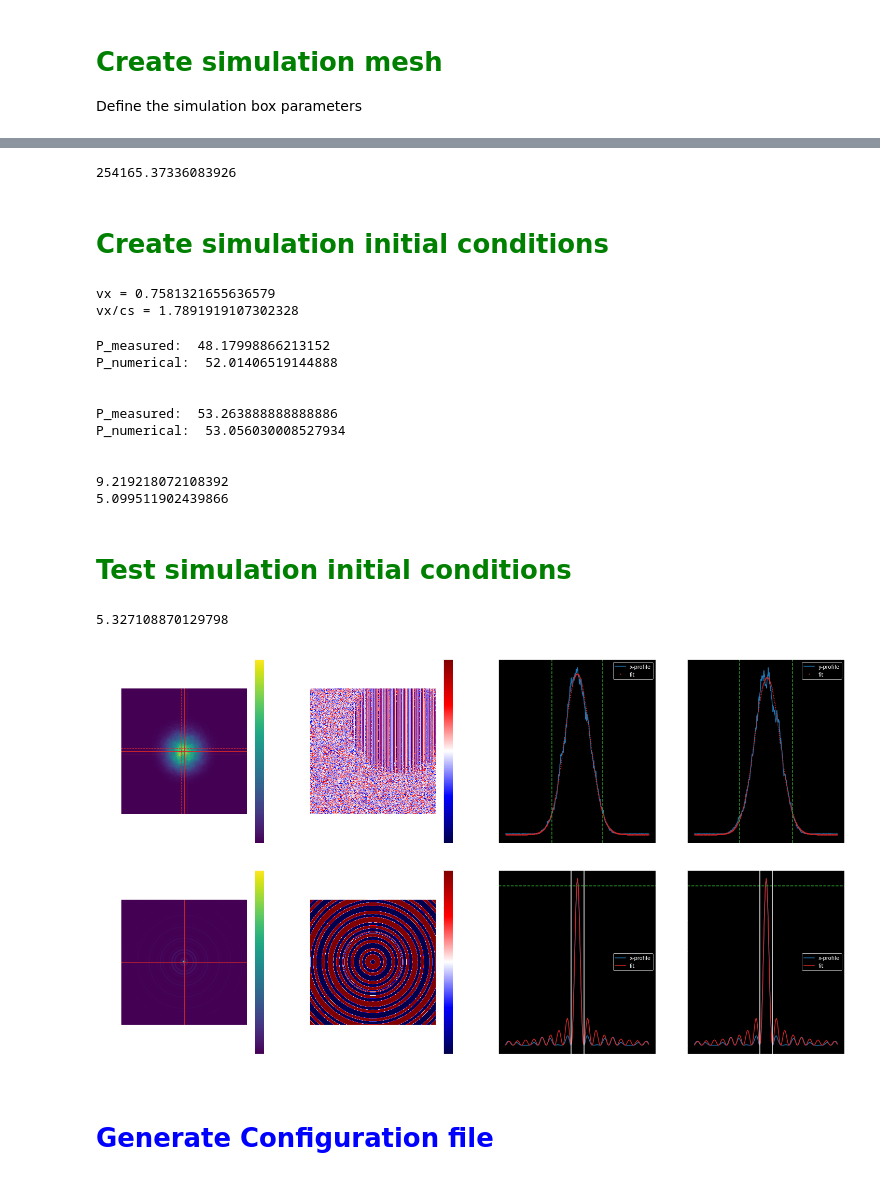
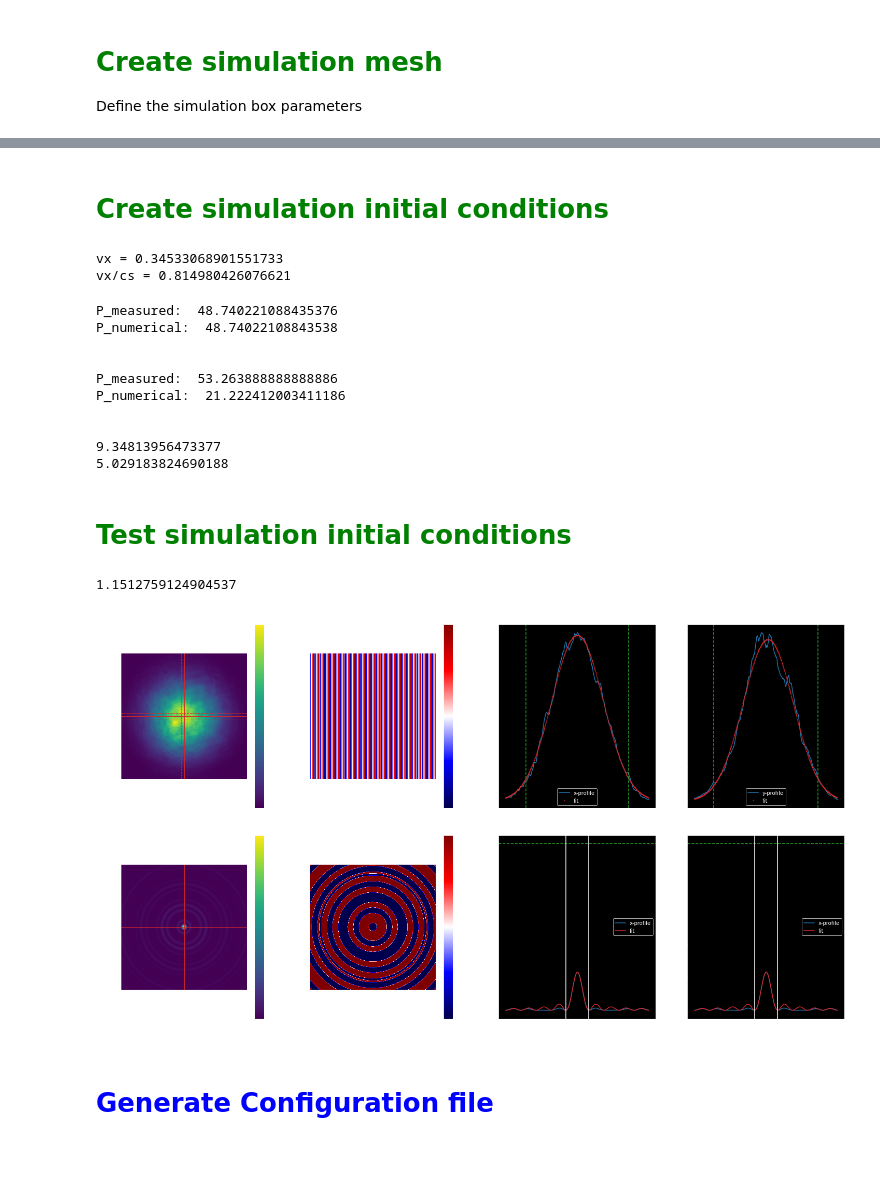
Before and after one commit to nunoazevedosilva/SBN, a Jupyter notebook: SBN_Simulation_with_input_gaussian_image_an_droplet.ipynb, the cells around one changed output, grey strips where cells are left out. Drawn from its saved outputs; the diff is of its cells as text; code cells hidden in the pictures.

Commit message:
Some simulations were performed. Nothing new.

```diff
--- a/SBN_Simulation_with_input_gaussian_image_an_droplet.ipynb
+++ b/SBN_Simulation_with_input_gaussian_image_an_droplet.ipynb
@@ -130,13 +153,12 @@ delta_n_params, pcov_x = sp.optimize.curve_fit(delta_n_f, intensities_level_2, d
 # <font color='green'>System configuration</font>
 # %%
 power_dictionary = {"0":47.3, "1500":46.2, "2000":45.7, "3000":44.7,
-                  "4000":44.2, "5000":43.5, "6000":43.5, "7000":43.7, "10000":43}
+                  "4000":44.2, "5000":43.5, "6000":43.5, "7000":43.7, "10000":40}
 
 
 ###################################################################################
 #Velocity of the fluid
-GL = 10000
-
+GL = 5000
 
 P_green_beam = power_dictionary[str(GL)] #muW
 P_green_beam_corrected = power_meter_factor*P_green_beam
@@ -150,6 +172,8 @@ P_green_beam_corrected *= T
 P_red_beam *= T
 
 
-norm = np.sum(input_fluid_normalized_rolled_cutted)*(3.45e-6*2.0)**2.0*1e4
+norm = np.sum(input_fluid_normalized_cutted_scalled)*(3.45e-6*2.0/expansion_factor)**2.0*1e4
 
 I_fluid = P_green_beam_corrected*1e-3/norm
+
+print(I_fluid)
@@ -190,8 +216,8 @@ factor_z = kf*delta_n_max
 
 ##################################################
 #Crystal Size
-lx=512*3.45*1e-6*2.0 #2.5*10**-3
-ly=512*3.45*1e-6*2.0 #2.5*10**-3
+lx=512*3.45*1e-6*2.0/2 #2.5*10**-3
+ly=512*3.45*1e-6*2.0/2 #2.5*10**-3
 lz=20*10**-3
 
 #in adimensional units
@@ -267,5 +293,5 @@ if Nx != 512 and Ny!=512:
 
 else:
     print("No interpolation")
-    input_fluid_normalized_cutted_scalled = input_fluid_normalized_rolled_cutted
+    #input_fluid_normalized_cutted_scalled = input_fluid_normalized_rolled_cutted
 # %% [output]
@@ -279,13 +301,9 @@ No interpolation
-# %%
-factor_t
-# %% [output]
-254165.37336083926
 # %% [markdown]
 # <font color='green'>Create simulation initial conditions</font>
 # %%
 #Simulation parameters
 
-increase_factor = 1.1
+increase_factor = 1.
 
 d_besse_1 = 89.89e-4*increase_factor
 d_besse_2 = 147.74e-4*increase_factor
@@ -327,12 +345,12 @@ my_simulation.initial_condition.add_field(add_field_from_array_with_velocity_nor
                                                                              factor_t))
 
 #Noise
-my_simulation.initial_condition.add_field(whitenoise_2d_field(my_simulation.x_af, 0.1))
+#my_simulation.initial_condition.add_field(whitenoise_2d_field(my_simulation.x_af, 0.1))
 
 #Axicon - optical defect
 my_simulation.initial_condition2.add_field(droplet_2d(my_simulation.x_af,
                                                      my_simulation.y_af,
-                                                     P_red_beam*1e-3,
+                                                     0.4*P_red_beam*1e-3,
                                                      I_fluid,
                                                      my_simulation.Nx*dx/2,
                                                      my_simulation.Ny*dy/2,
@@ -357,13 +375,13 @@ number_nl_vectors = 0
 nl_vectors=[]
 my_simulation.number_nl_vectors = number_nl_vectors
 # %% [output]
-vx = 0.7581321655636579
-vx/cs = 1.7891919107302328
+vx = 0.34533068901551733
+vx/cs = 0.814980426076621
 # %%
 input_beam_profile = np.transpose(np.abs(my_simulation.initial_condition.np_array)**2.0)
 
 print("P_measured: ", P_green_beam_corrected)
-print("P_numerical: ", np.sum(input_beam_profile)*dx*dy/factor_t/factor_t*1e4*1e3*I_fluid)
+print("P_numerical: ", np.sum(input_fluid_normalized_cutted_scalled)*dx*dy/factor_t/factor_t*1e4*1e3*I_fluid)
 print("\n")
 input_axicon_size = np.transpose(np.abs(my_simulation.initial_condition2.np_array)**2.0)
 print("P_measured: ", P_red_beam)
@@ -372,16 +390,16 @@ print("\n")
 print(I_fluid)
 print(Isat)
 # %% [output]
-P_measured:  48.17998866213152
-P_numerical:  52.01406519144888
+P_measured:  48.740221088435376
+P_numerical:  48.74022108843538
 
 
 P_measured:  53.263888888888886
-P_numerical:  53.056030008527934
+P_numerical:  21.222412003411186
 
 
-9.219218072108392
-5.099511902439866
+9.34813956473377
+5.029183824690188
 # %% [markdown]
 # <font color='Green'>Test simulation initial conditions</font>
 # %%
@@ -456,8 +474,6 @@ plt.imshow(phase_input_beam, cmap="seismic", extent=extent_general)
 plt.colorbar()
 plt.xlabel(r"$x$ $(mm)$")
 plt.ylabel(r"$y$ $(mm)$")
-plt.xlim(xmax=2.5)
-plt.ylim(ymax=2.5)
 
 plt.subplot(grid[0, 2])
 plt.title("$1/e^2$=" + str(np.round(popt_x[-1]/factor_t/(1e-3),3)) + " mm")
@@ -532,35 +548,35 @@ plt.xlabel(r"$x$ $(mm)$")
 plt.ylabel(r"$y$ $(mm)$")
 
 
 plt.subplot(grid[1, 2])
 plt.title("$D^x_{obs}$=" + str(2.0*np.round(popt_x_input_4f[-1]/factor_t/(1e-6),1)) + " $\\mu m$")
 plt.plot(x_array_cutted_4f/factor_t/(1e-3), axicon_max*profile_x_4f_input_axicon_size_cutted, label="x-profile", color="tab:blue")
 plt.plot(x_array_cutted_4f/factor_t/(1e-3), axicon_max*bessel_function(x_array_cutted_4f, *popt_x_input_4f), label='fit', color="tab:red")
 plt.legend(loc=0)
 plt.xlabel("x [mm]", fontsize=15)
 plt.axhline(y=Isat, linestyle="--", color="tab:green")
 
 plt.axvline(x=popt_x_input_4f[-1]/factor_t/(1e-3))
 plt.axvline(x=-popt_x_input_4f[-1]/factor_t/(1e-3))
 
 
 plt.subplot(grid[1, 3])
 plt.title("$D^y_{obs}$=" + str(2.0*np.round(popt_y_input_4f[-1]/factor_t/(1e-6),1)) + " $\\mu m$")
 plt.plot(y_array_cutted_4f/factor_t/(1e-3), axicon_max*profile_y_4f_input_axicon_size_cutted, label="x-profile", color="tab:blue")
 plt.plot(y_array_cutted_4f/factor_t/(1e-3), axicon_max*bessel_function(y_array_cutted_4f, *popt_y_input_4f), label='fit', color="tab:red")
 plt.legend(loc=0)
 plt.xlabel("y [mm]", fontsize=15)
 plt.axhline(y=Isat, linestyle="--", color="tab:green")
 
 plt.axvline(x=popt_y_input_4f[-1]/factor_t/(1e-3))
 plt.axvline(x=-popt_y_input_4f[-1]/factor_t/(1e-3))
 
 plt.tight_layout()
 
 print(np.max(input_axicon_size))
 # %% [output]
-5.327108870129798
+1.1512759124904537
-[figure, old version]
+[figure, new version]
 # %% [markdown]
 # <font color='blue'>Generate Configuration file</font>
 # %%
```
Also changed, not shown: parts of 11 cells of this notebook, 4 other files.
